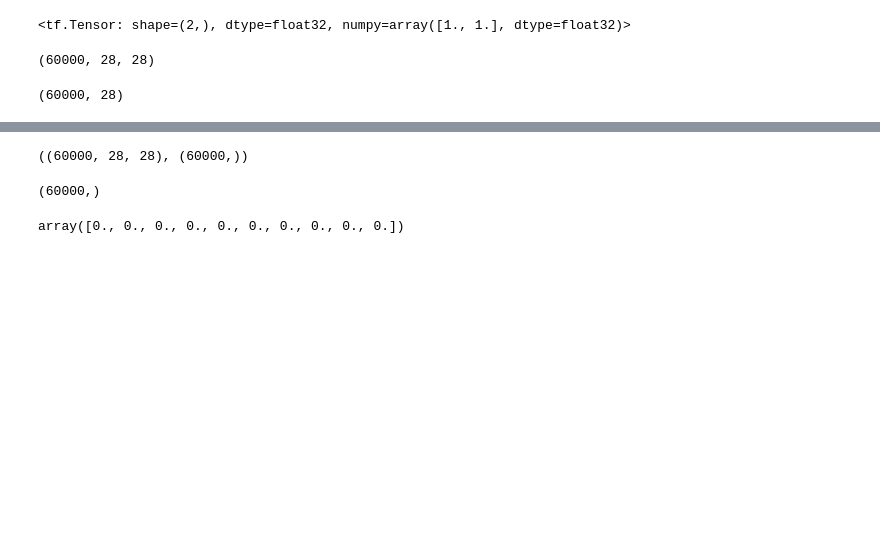
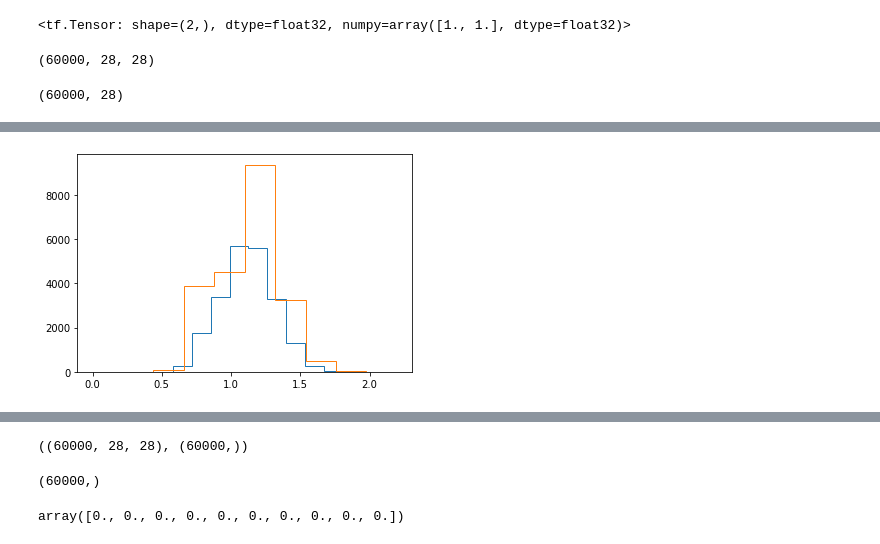
Before and after one commit to ja2006203966/Analytic-Neural-Networks, a Jupyter notebook: Analytic NN.ipynb, the cells around one changed output, grey strips where cells are left out. Drawn from its saved outputs; the diff is of its cells as text; code cells hidden in the pictures; blank space fills up the shorter version.

```diff
--- a/Analytic NN.ipynb
+++ b/Analytic NN.ipynb
@@ -416,0 +704,7 @@ modelANN = tf.keras.Model(inputs= inputs, outputs=x, name='ANN')
+# %%
+plt.hist(y_pre, histtype='step')
+plt.hist(np.log(np.abs(y_rg)+1), histtype='step' )
+# plt.xlim([0,2.5])
+plt.show()
+# %% [output]
+[figure, added]
```
Also changed, not shown: parts of 30 cells of this notebook, 3 other files.
